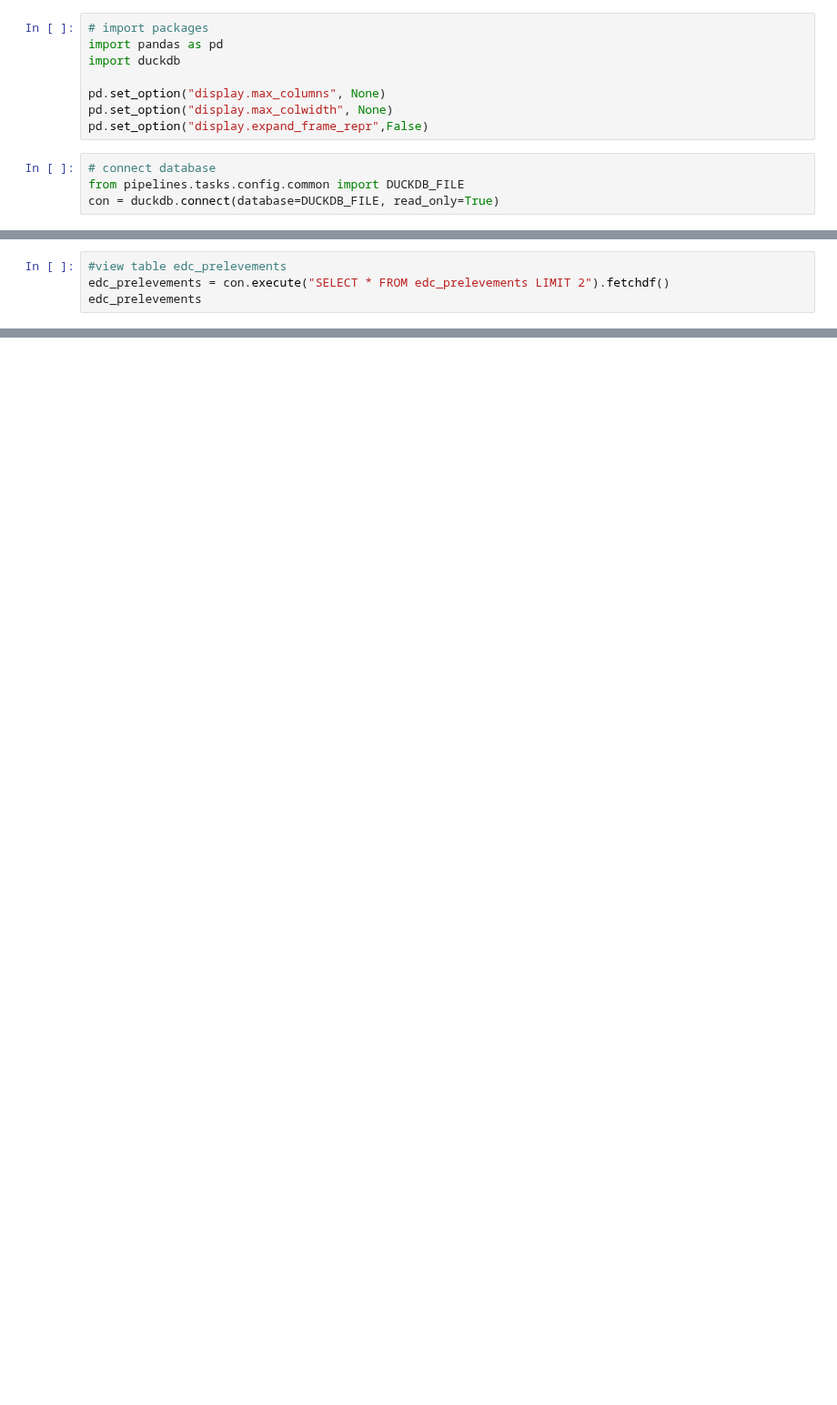
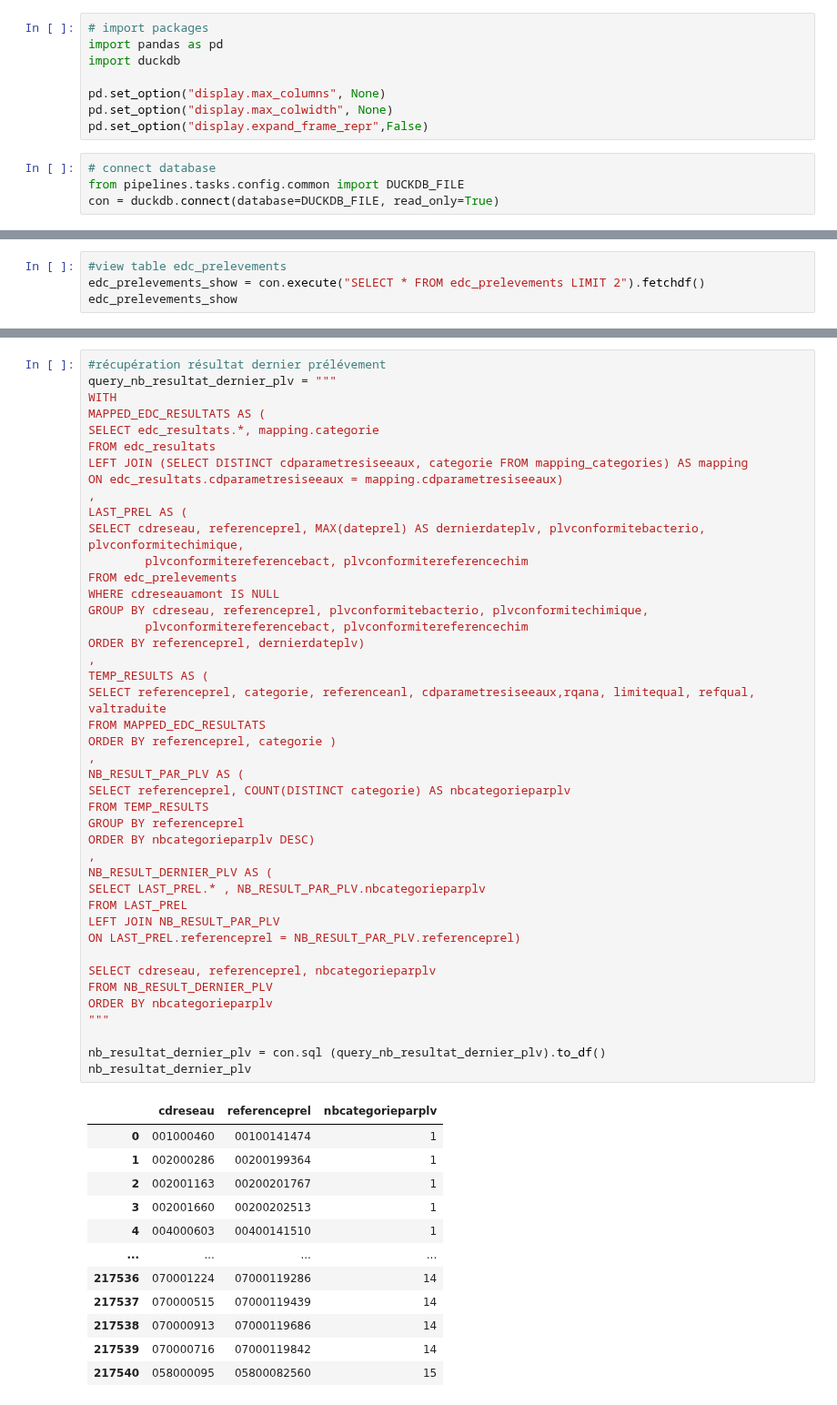
Before and after one commit to dataforgoodfr/13_pollution_eau, a Jupyter notebook: #Tâche 133_explo_design.ipynb, the cells around one changed output, grey strips where cells are left out. Shown at 91% size. Cells and saved outputs as stored; diff of their text form; blank space fills up the shorter version.

```diff
--- a/#Tâche 133_explo_design.ipynb
+++ b/#Tâche 133_explo_design.ipynb
@@ -31,8 +38,8 @@ edc_communes
 | 1 | 01002 | ABERGEMENT-DE-VAREY (L') | - | 001000369 | L'ABERGEMENT-DE-VAREY | 2010-09-07 | 2024 | 2025-02-28 | ... |
 # %%
 #view table edc_prelevements
-edc_prelevements = con.execute("SELECT * FROM edc_prelevements LIMIT 2").fetchdf()
-edc_prelevements
+edc_prelevements_show = con.execute("SELECT * FROM edc_prelevements LIMIT 2").fetchdf()
+edc_prelevements_show
 # %% [output]
 |  | cddept | cdreseau | inseecommuneprinc | nomcommuneprinc | cdreseauamont | nomreseauamont | pourcentdebit | ... |
 | 0 | 001 | 001000003 | 01007 | AMBRONAY | None | None | None | ... |
@@ -119,0 +225,56 @@ param_unique_08300288944
+# %%
+#récupération résultat dernier prélévement
+query_nb_resultat_dernier_plv = """
+WITH
+MAPPED_EDC_RESULTATS AS (
+SELECT edc_resultats.*, mapping.categorie
+FROM edc_resultats
+LEFT JOIN (SELECT DISTINCT cdparametresiseeaux, categorie FROM mapping_categories) AS mapping
+ON edc_resultats.cdparametresiseeaux = mapping.cdparametresiseeaux)
+,
+LAST_PREL AS (
+SELECT cdreseau, referenceprel, MAX(dateprel) AS dernierdateplv, plvconformitebacterio, plvconformitechimique,
+        plvconformitereferencebact, plvconformitereferencechim
+FROM edc_prelevements
+WHERE cdreseauamont IS NULL
+GROUP BY cdreseau, referenceprel, plvconformitebacterio, plvconformitechimique,
+        plvconformitereferencebact, plvconformitereferencechim
+ORDER BY referenceprel, dernierdateplv)
+,
+TEMP_RESULTS AS (
+SELECT referenceprel, categorie, referenceanl, cdparametresiseeaux,rqana, limitequal, refqual, valtraduite
+FROM MAPPED_EDC_RESULTATS
+ORDER BY referenceprel, categorie )
+,
+NB_RESULT_PAR_PLV AS (
+SELECT referenceprel, COUNT(DISTINCT categorie) AS nbcategorieparplv
+FROM TEMP_RESULTS
+GROUP BY referenceprel
+ORDER BY nbcategorieparplv DESC)
+,
+NB_RESULT_DERNIER_PLV AS (
+SELECT LAST_PREL.* , NB_RESULT_PAR_PLV.nbcategorieparplv
+FROM LAST_PREL
+LEFT JOIN NB_RESULT_PAR_PLV
+ON LAST_PREL.referenceprel = NB_RESULT_PAR_PLV.referenceprel)
+
+SELECT cdreseau, referenceprel, nbcategorieparplv
+FROM NB_RESULT_DERNIER_PLV
+ORDER BY nbcategorieparplv
+"""
+
+nb_resultat_dernier_plv = con.sql (query_nb_resultat_dernier_plv).to_df()
+nb_resultat_dernier_plv
+# %% [output]
+|  | cdreseau | referenceprel | nbcategorieparplv |
+| 0 | 001000460 | 00100141474 | 1 |
+| 1 | 002000286 | 00200199364 | 1 |
+| 2 | 002001163 | 00200201767 | 1 |
+| 3 | 002001660 | 00200202513 | 1 |
+| 4 | 004000603 | 00400141510 | 1 |
+| ... | ... | ... | ... |
+| 217536 | 070001224 | 07000119286 | 14 |
+| 217537 | 070000515 | 07000119439 | 14 |
+| 217538 | 070000913 | 07000119686 | 14 |
+| 217539 | 070000716 | 07000119842 | 14 |
+| 217540 | 058000095 | 05800082560 | 15 |
```
Also changed, not shown: parts of 16 cells of this notebook.
